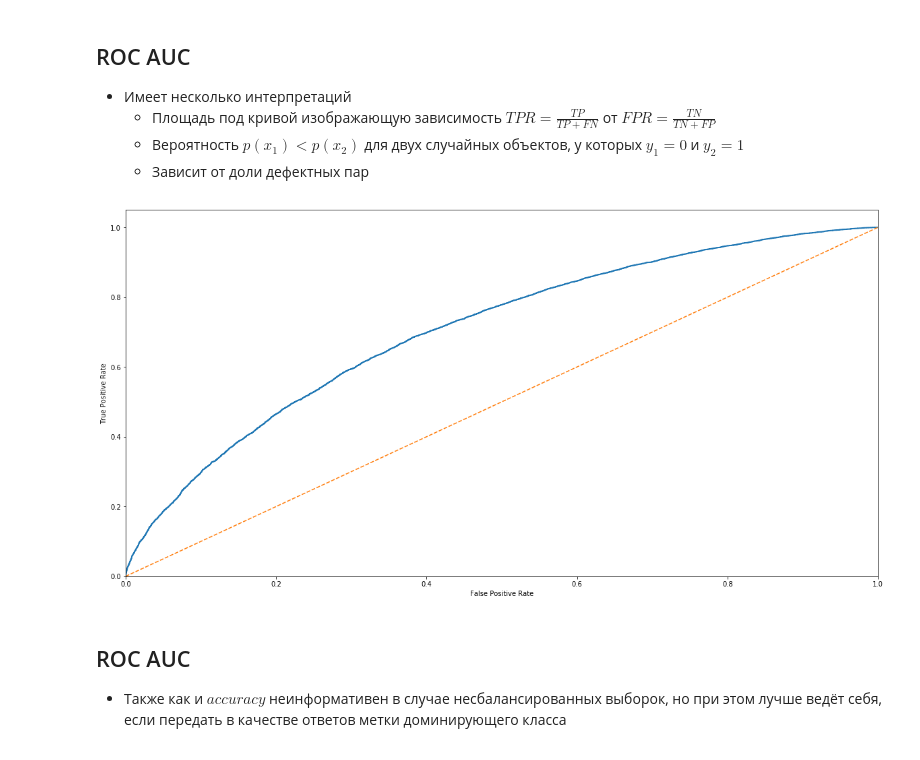
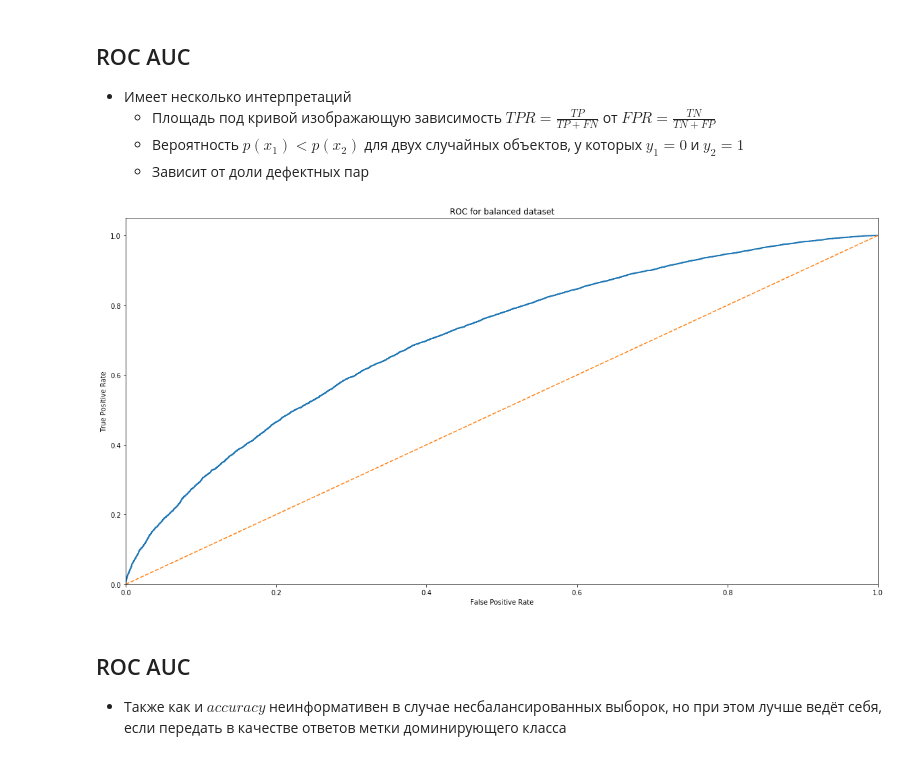
Before and after one commit to ld86/ml-slides, a Jupyter notebook: unbalanced.ipynb, the cells around one changed output. Cells and saved outputs as stored; diff of their text form; code cells hidden in the pictures.

```diff
--- a/unbalanced.ipynb
+++ b/unbalanced.ipynb
@@ -197,13 +199,12 @@ xlabel('AUC');
 # %%
 fpr, tpr, _ = roc_curve(y_balanced, y_hat)
 plot(fpr, tpr, lw=2);
 plot([0, 1], [0, 1], linestyle='--');
-xlim([0.0, 1.0])
-ylim([0.0, 1.05])
-xlabel('False Positive Rate')
-ylabel('True Positive Rate');
+xlim([0.0, 1.0]); ylim([0.0, 1.05]);
+xlabel('False Positive Rate'); ylabel('True Positive Rate');
+title('ROC for balanced dataset');
 # %% [output]
-[figure, old version]
+[figure, new version]
 # %% [markdown]
 ## ROC AUC
 
```
Also changed, not shown: parts of 13 cells of this notebook, 3 other files.
